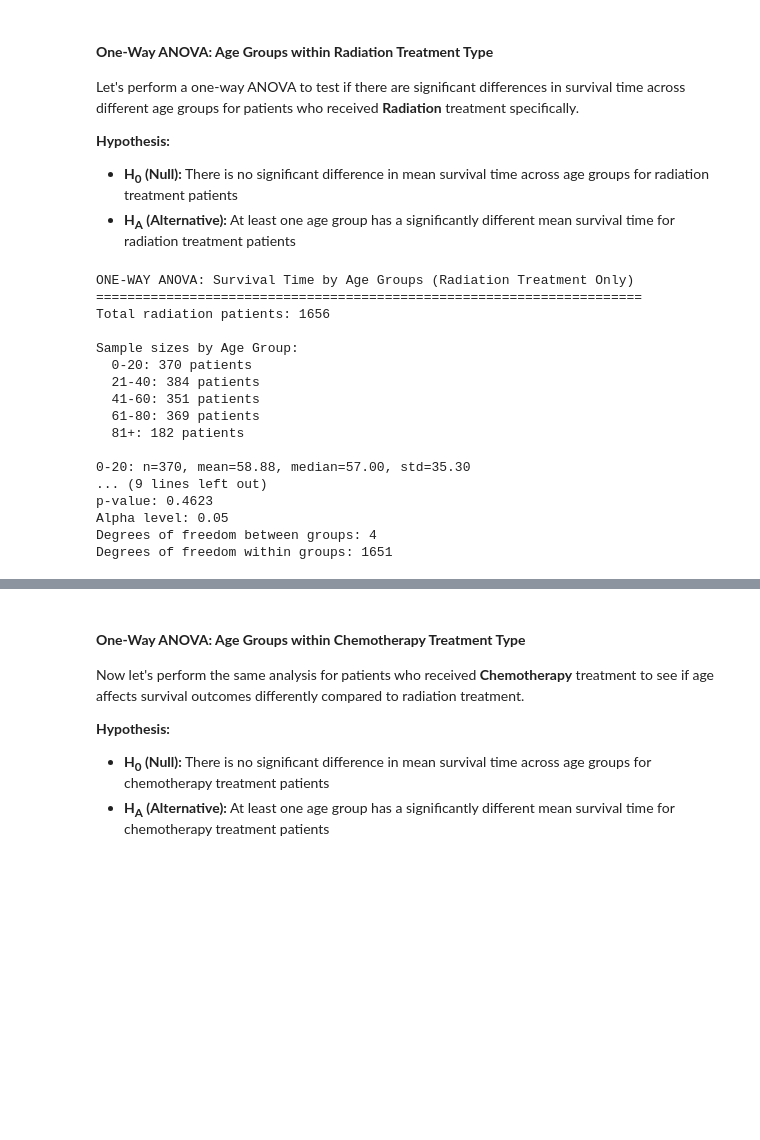
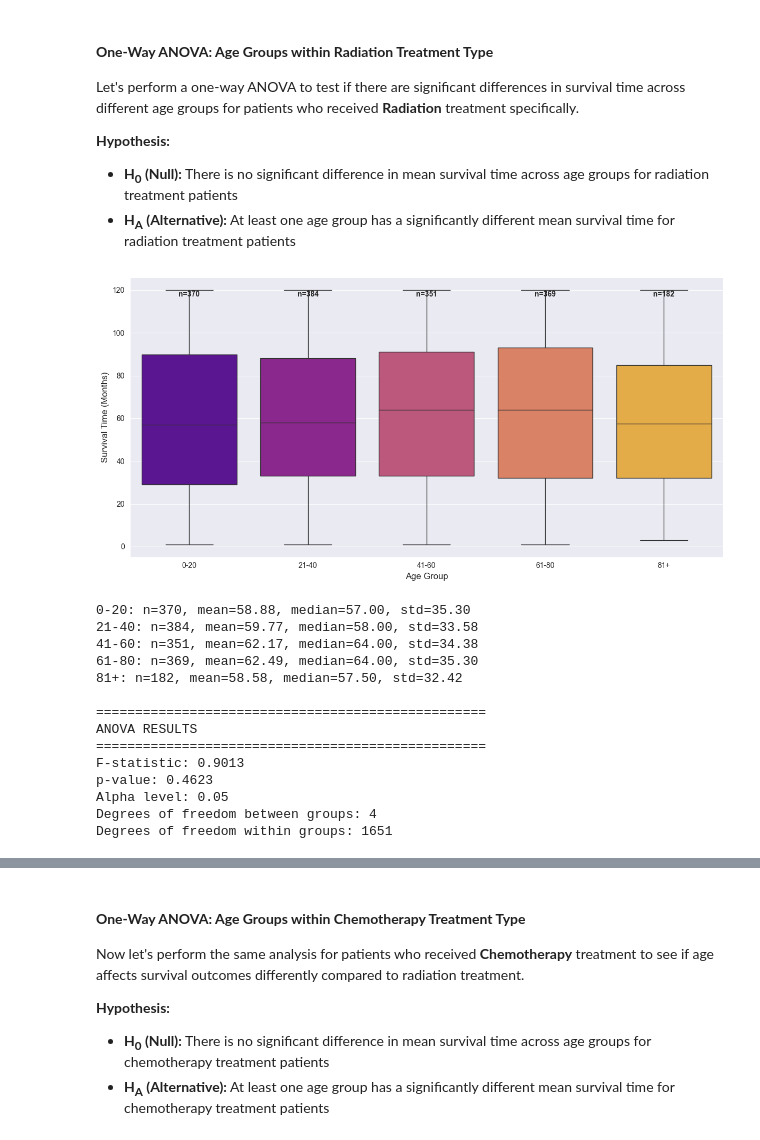
Before and after one commit to Kamote35/CSMODEL-S20-pandas-Salle-, a Jupyter notebook: [CSMODEL]Pandas_Salle_PHASE2_EDA3_final.ipynb, the cells around one changed output, grey strips where cells are left out. Saved outputs shown, nothing was run; the diff lists cells and outputs as text; code cells hidden in the pictures; blank space fills up the shorter version.

```diff
--- a/[CSMODEL]Pandas_Salle_PHASE2_EDA3_final.ipynb
+++ b/[CSMODEL]Pandas_Salle_PHASE2_EDA3_final.ipynb
@@ -727,29 +736,39 @@ Let's perform a one-way ANOVA to test if there are significant differences in su
 **Hypothesis:**
 - **H<sub>0</sub> (Null):** There is no significant difference in mean survival time across age groups for radiation treatment patients
 - **H<sub>A</sub> (Alternative):** At least one age group has a significantly different mean survival time for radiation treatment patients
+# %%
+# Filter for radiation treatment patients
+radiation_patients = eye_cancer_df[eye_cancer_df['Treatment_Type'] == 'Radiation']
+
+# Visualize the data with box plot for Radiation Treatment Type
+plt.figure(figsize=(12, 6))
+sns.boxplot(data=radiation_patients,
+           x='Age_Group',
+           y='Survival_Time_Months',
+           hue='Age_Group',
+           palette='plasma')
+
+# Remove palette argument since hue is not set
+plt.xlabel('Age Group', fontsize=12)
+plt.ylabel('Survival Time (Months)', fontsize=12)
+plt.xticks(rotation=0)
+
+# Add sample sizes as text on the plot
+for i, age_group in enumerate(radiation_patients['Age_Group'].cat.categories):
+    if age_group in radiation_patients['Age_Group'].values:
+        count = len(radiation_patients[radiation_patients['Age_Group'] == age_group])
+        if count > 0:
+            plt.text(i, plt.ylim()[1]*0.95, f'n={count}',
+                    ha='center', va='top', fontweight='bold')
+
+plt.tight_layout()
+plt.show()
+# %% [output]
+[figure, added]
 # %%
-# Filter data for Radiation treatment only
-radiation_patients = eye_cancer_df[eye_cancer_df['Treatment_Type'] == 'Radiation'].copy()
+# Code for one-way ANOVA on Survival Time by Age Groups (Radiation Treatment Only)
 
-# Ensure Age_Group column exists
-if 'Age_Group' not in radiation_patients.columns:
-    radiation_patients['Age_Group'] = pd.cut(radiation_patients['Age'],
-                                           bins=[0, 20, 40, 60, 80, 100],
-                                           labels=['0-20', '21-40', '41-60', '61-80', '81+'])
-
-print("ONE-WAY ANOVA: Survival Time by Age Groups (Radiation Treatment Only)")
-print("="*70)
-print(f"Total radiation patients: {len(radiation_patients)}")
-print()
-
-# Check sample sizes for each age group
-age_group_counts = radiation_patients['Age_Group'].value_counts().sort_index()
-print("Sample sizes by Age Group:")
-for age_group, count in age_group_counts.items():
-    print(f"  {age_group}: {count} patients")
-print()
-
-# Separate survival times by age group for radiation patients
+# Separate survival times by age group for radiation treatment patients
 age_groups_radiation = []
 age_group_names = []
 age_group_stats = []
@@ -799,19 +818,16 @@ else:
     print(f" Found only {len(age_groups_radiation)} age groups with data")
     print(" ANOVA requires at least 2 groups")
 # %% [output]
-ONE-WAY ANOVA: Survival Time by Age Groups (Radiation Treatment Only)
-======================================================================
-Total radiation patients: 1656
+0-20: n=370, mean=58.88, median=57.00, std=35.30
+21-40: n=384, mean=59.77, median=58.00, std=33.58
+41-60: n=351, mean=62.17, median=64.00, std=34.38
+61-80: n=369, mean=62.49, median=64.00, std=35.30
+81+: n=182, mean=58.58, median=57.50, std=32.42
 
-Sample sizes by Age Group:
-  0-20: 370 patients
-  21-40: 384 patients
-  41-60: 351 patients
-  61-80: 369 patients
-  81+: 182 patients
-
-0-20: n=370, mean=58.88, median=57.00, std=35.30
-... (9 lines left out)
+==================================================
+ANOVA RESULTS
+==================================================
+F-statistic: 0.9013
 p-value: 0.4623
 Alpha level: 0.05
 Degrees of freedom between groups: 4
```
Also changed, not shown: parts of 23 cells of this notebook, 1 other file.
